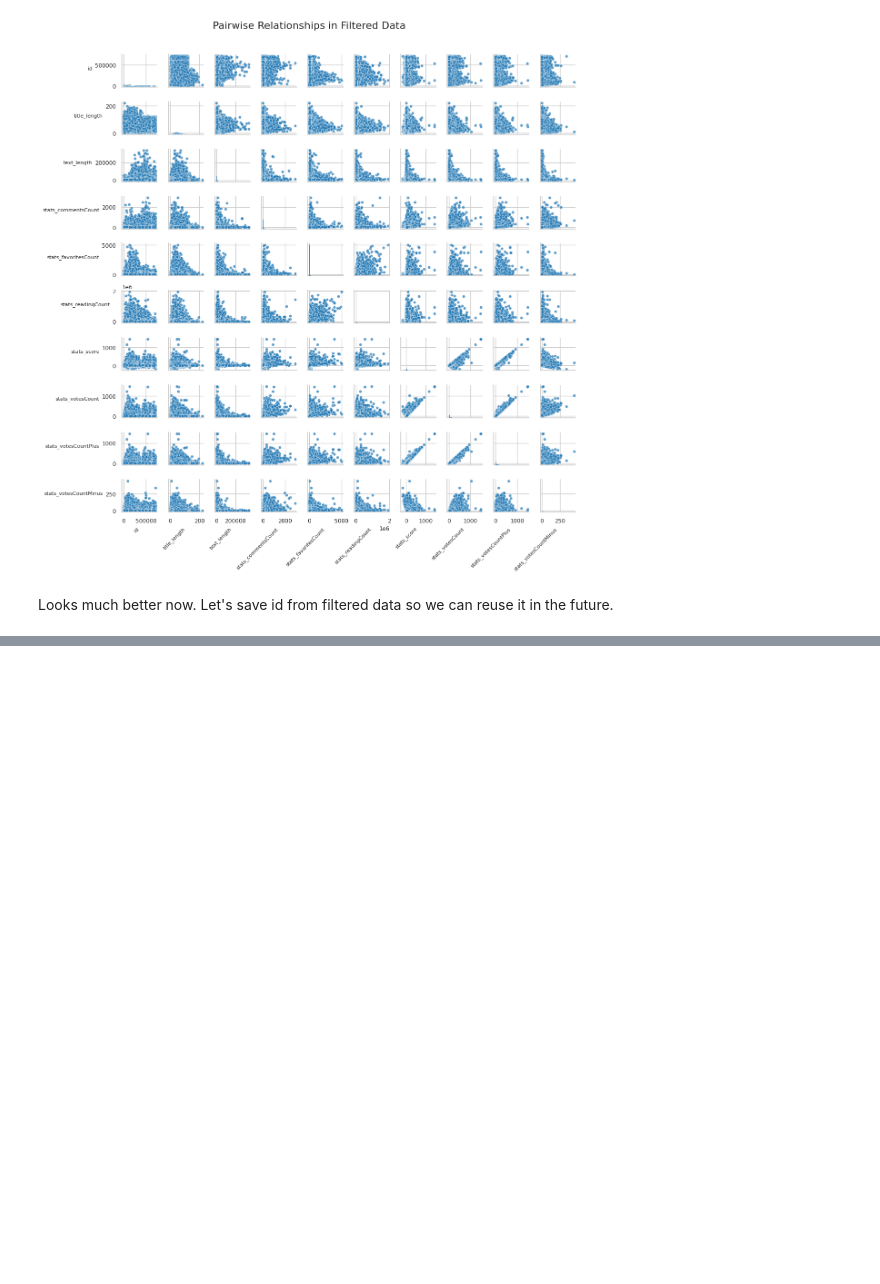
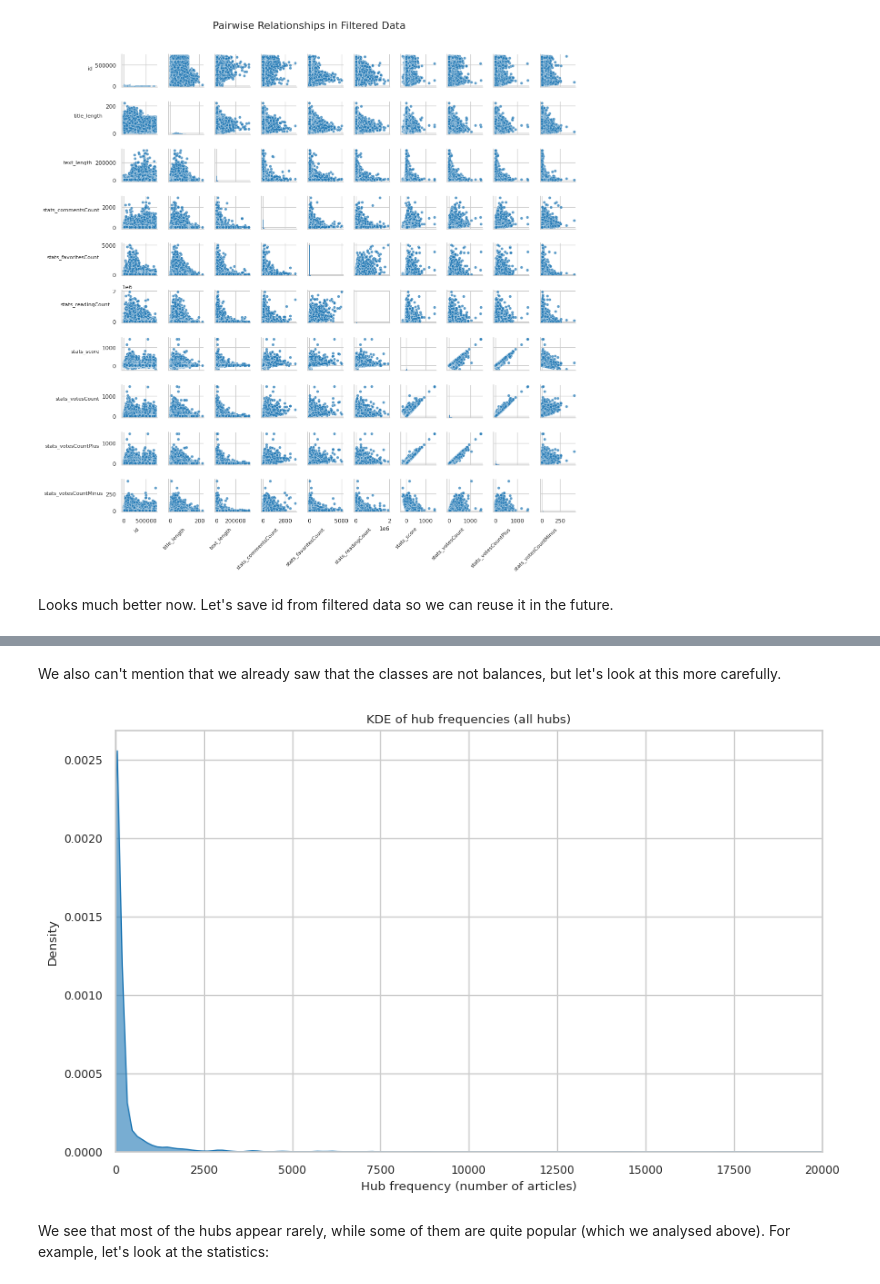
Before and after one commit to MrDelrus/habr-article-analyzer, a Jupyter notebook: notebooks/exploratory_data_analysis/data_visualization.ipynb, the cells around one changed output, grey strips where cells are left out. Drawn from its saved outputs; the diff is of its cells as text; code cells hidden in the pictures; blank space fills up the shorter version.

```diff
--- a/notebooks/exploratory_data_analysis/data_visualization.ipynb
+++ b/notebooks/exploratory_data_analysis/data_visualization.ipynb
@@ -171,0 +218,5 @@ Let's set a clear purpose for such section. We will formulate it in the followin
+# %%
+all_hubs = list(chain.from_iterable(filtered_df["hubs"]))
+hub_counts = Counter(all_hubs)
+
+hub_counts.most_common(10)
@@ -171,0 +317,17 @@ Let's set a clear purpose for such section. We will formulate it in the followin
+# %% [markdown]
+We also can't mention that we already saw that the classes are not balances, but let's look at this more carefully.
+# %%
+counts = np.array(list(hub_counts.values()))
+
+plt.figure(figsize=(10, 6))
+sns.kdeplot(counts, bw_adjust=0.5, fill=True, alpha=0.6)
+plt.xlabel("Hub frequency (number of articles)")
+plt.ylabel("Density")
+plt.title("KDE of hub frequencies (all hubs)")
+
+plt.xlim((-10, 20_000))
+plt.show()
+# %% [output]
+[figure, added]
+# %% [markdown]
+We see that most of the hubs appear rarely, while some of them are quite popular (which we analysed above). For example, let's look at the statistics:
```
Also changed, not shown: parts of 40 cells of this notebook, 5 other files.
